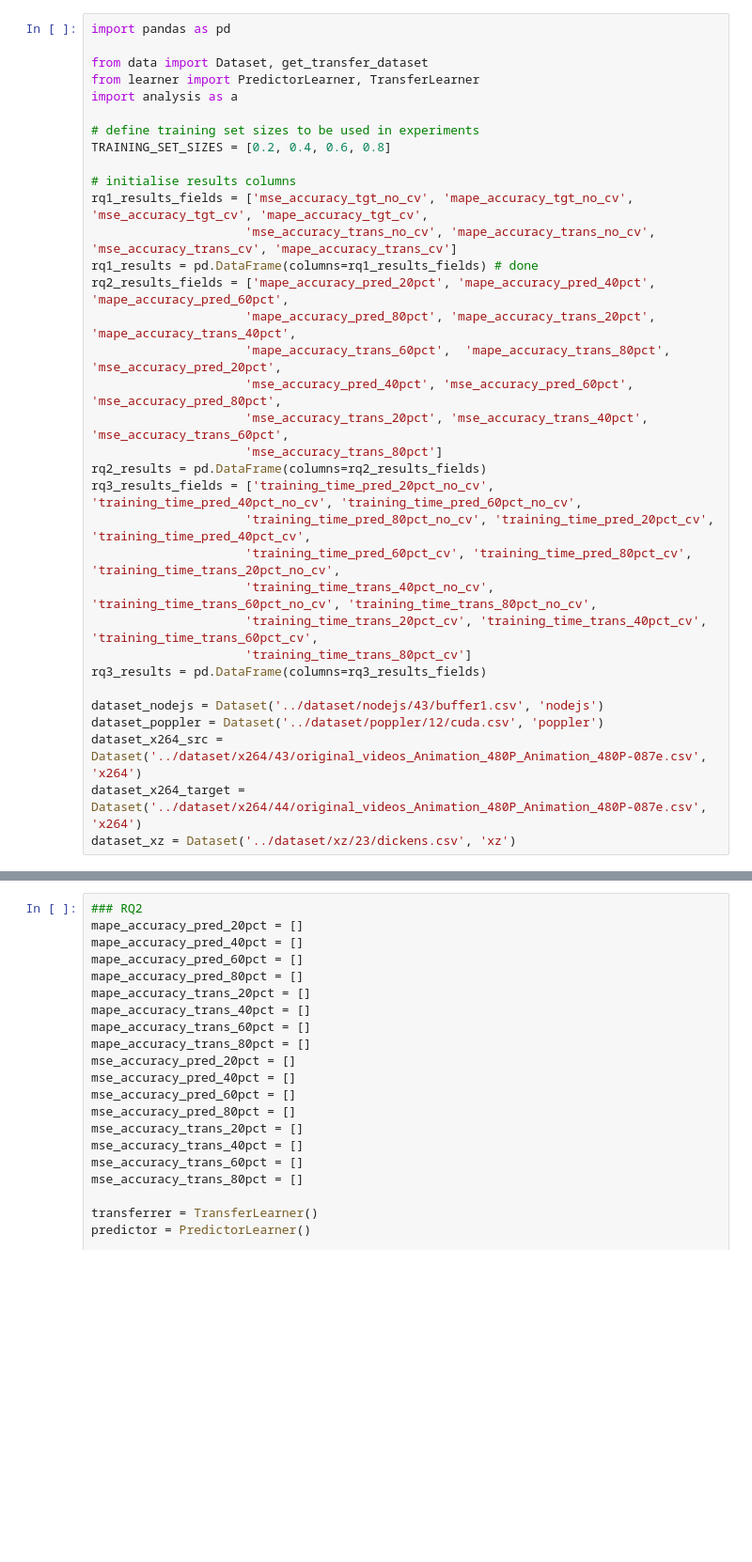
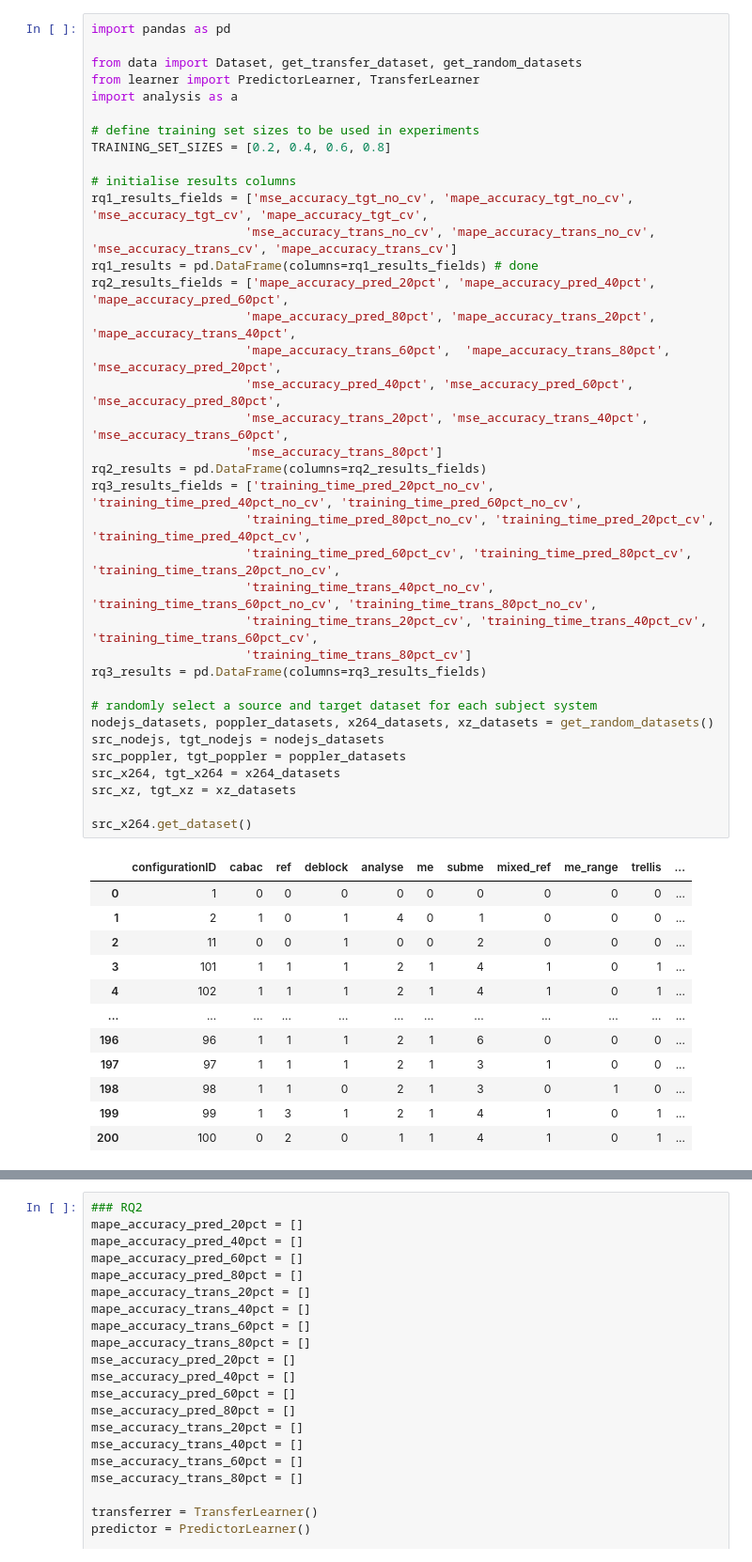
Before and after one commit to H-Spiers-18/final-year-project, a Jupyter notebook: src/main.ipynb, the cells around one changed output, grey strips where cells are left out. Shown: that part at 94% size. Cells and saved outputs as stored; diff of their text form; blank space fills up the shorter version.

Commit message:
Replaced static dataset retrieval with random dataset retrieval

```diff
--- a/src/main.ipynb
+++ b/src/main.ipynb
@@ -1,34 +1,50 @@
 # %%
 import pandas as pd
 
-from data import Dataset, get_transfer_dataset
+from data import Dataset, get_transfer_dataset, get_random_datasets
 from learner import PredictorLearner, TransferLearner
 import analysis as a
 
 # define training set sizes to be used in experiments
 TRAINING_SET_SIZES = [0.2, 0.4, 0.6, 0.8]
 
 # initialise results columns
 rq1_results_fields = ['mse_accuracy_tgt_no_cv', 'mape_accuracy_tgt_no_cv', 'mse_accuracy_tgt_cv', 'mape_accuracy_tgt_cv',
                      'mse_accuracy_trans_no_cv', 'mape_accuracy_trans_no_cv', 'mse_accuracy_trans_cv', 'mape_accuracy_trans_cv']
 rq1_results = pd.DataFrame(columns=rq1_results_fields) # done
 rq2_results_fields = ['mape_accuracy_pred_20pct', 'mape_accuracy_pred_40pct', 'mape_accuracy_pred_60pct',
                      'mape_accuracy_pred_80pct', 'mape_accuracy_trans_20pct', 'mape_accuracy_trans_40pct',
                      'mape_accuracy_trans_60pct',  'mape_accuracy_trans_80pct', 'mse_accuracy_pred_20pct',
                      'mse_accuracy_pred_40pct', 'mse_accuracy_pred_60pct', 'mse_accuracy_pred_80pct',
                      'mse_accuracy_trans_20pct', 'mse_accuracy_trans_40pct', 'mse_accuracy_trans_60pct',
                      'mse_accuracy_trans_80pct']
 rq2_results = pd.DataFrame(columns=rq2_results_fields)
 rq3_results_fields = ['training_time_pred_20pct_no_cv', 'training_time_pred_40pct_no_cv', 'training_time_pred_60pct_no_cv',
                      'training_time_pred_80pct_no_cv', 'training_time_pred_20pct_cv', 'training_time_pred_40pct_cv',
                      'training_time_pred_60pct_cv', 'training_time_pred_80pct_cv', 'training_time_trans_20pct_no_cv',
                      'training_time_trans_40pct_no_cv', 'training_time_trans_60pct_no_cv', 'training_time_trans_80pct_no_cv',
                      'training_time_trans_20pct_cv', 'training_time_trans_40pct_cv', 'training_time_trans_60pct_cv',
                      'training_time_trans_80pct_cv']
 rq3_results = pd.DataFrame(columns=rq3_results_fields)
 
-dataset_nodejs = Dataset('../dataset/nodejs/43/buffer1.csv', 'nodejs')
-dataset_poppler = Dataset('../dataset/poppler/12/cuda.csv', 'poppler')
-dataset_x264_src = Dataset('../dataset/x264/43/original_videos_Animation_480P_Animation_480P-087e.csv', 'x264')
-dataset_x264_target = Dataset('../dataset/x264/44/original_videos_Animation_480P_Animation_480P-087e.csv', 'x264')
-dataset_xz = Dataset('../dataset/xz/23/dickens.csv', 'xz')
+# randomly select a source and target dataset for each subject system
+nodejs_datasets, poppler_datasets, x264_datasets, xz_datasets = get_random_datasets()
+src_nodejs, tgt_nodejs = nodejs_datasets
+src_poppler, tgt_poppler = poppler_datasets
+src_x264, tgt_x264 = x264_datasets
+src_xz, tgt_xz = xz_datasets
+
+src_x264.get_dataset()
+# %% [output]
+|  | configurationID | cabac | ref | deblock | analyse | me | subme | mixed_ref | me_range | trellis | ... |
+| 0 | 1 | 0 | 0 | 0 | 0 | 0 | 0 | 0 | 0 | 0 | ... |
+| 1 | 2 | 1 | 0 | 1 | 4 | 0 | 1 | 0 | 0 | 0 | ... |
+| 2 | 11 | 0 | 0 | 1 | 0 | 0 | 2 | 0 | 0 | 0 | ... |
+| 3 | 101 | 1 | 1 | 1 | 2 | 1 | 4 | 1 | 0 | 1 | ... |
+| 4 | 102 | 1 | 1 | 1 | 2 | 1 | 4 | 1 | 0 | 1 | ... |
+| ... | ... | ... | ... | ... | ... | ... | ... | ... | ... | ... | ... |
+| 196 | 96 | 1 | 1 | 1 | 2 | 1 | 6 | 0 | 0 | 0 | ... |
+| 197 | 97 | 1 | 1 | 1 | 2 | 1 | 3 | 1 | 0 | 0 | ... |
+| 198 | 98 | 1 | 1 | 0 | 2 | 1 | 3 | 0 | 1 | 0 | ... |
+| 199 | 99 | 1 | 3 | 1 | 2 | 1 | 4 | 1 | 0 | 1 | ... |
+| 200 | 100 | 0 | 2 | 0 | 1 | 1 | 4 | 1 | 0 | 1 | ... |
```
Also changed, not shown: parts of 3 cells of this notebook.
